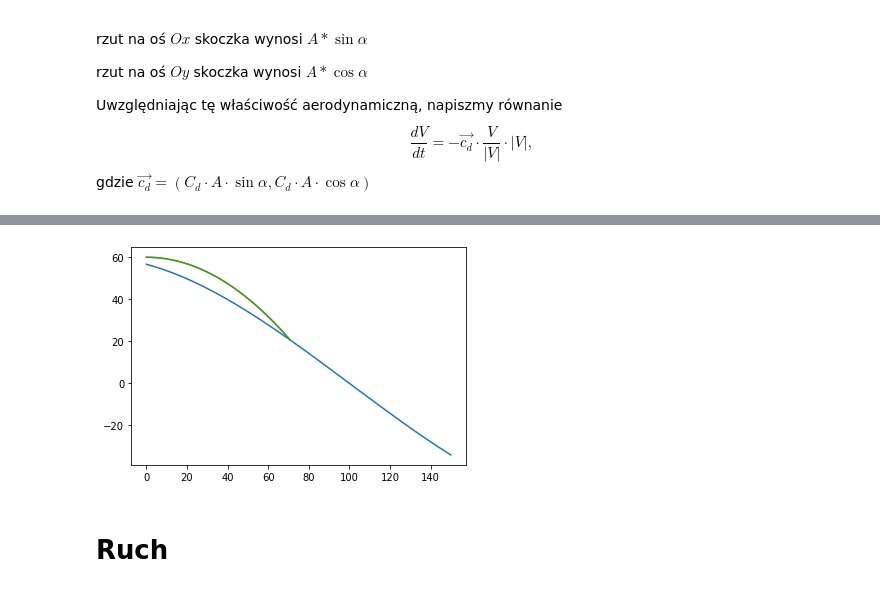
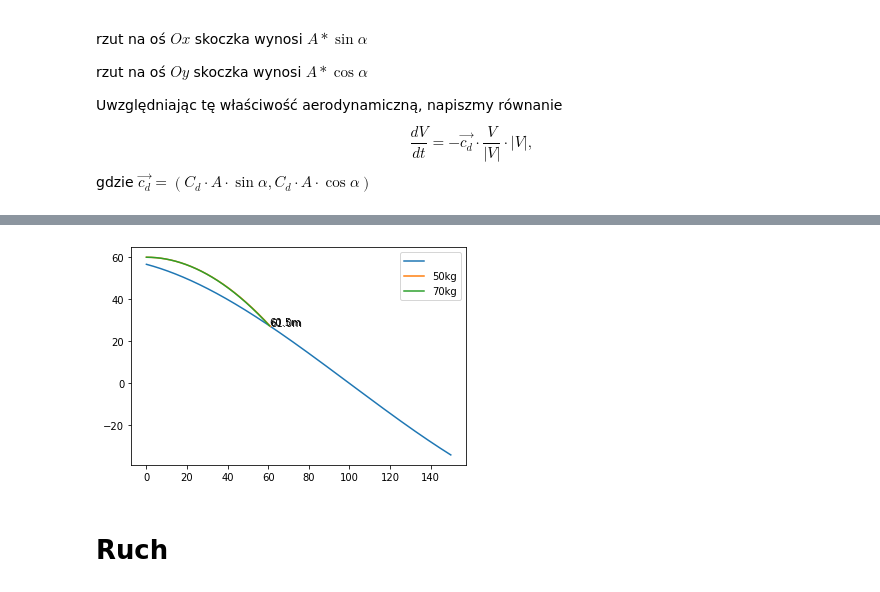
Before and after one commit to maciejratajski1999/Skoki-narciarskie, a Jupyter notebook: main.ipynb, the cells around one changed output, grey strips where cells are left out. Saved outputs shown, nothing was run; the diff lists cells and outputs as text; code cells hidden in the pictures.

```diff
--- a/main.ipynb
+++ b/main.ipynb
@@ -158,28 +158,31 @@ aby znaleźć funkcję z punktem przegięcia dla żądanego $a$.
 # %%
 class Hill:
 
-    def __init__(self, length, velocity):
+    def __init__(self, length, velocity, angle=0):
         '''
         :param length: horyzontalny dystans od progu do punktu K
         :param velocity: prędkość wyjścia z progu
+        :param angle: kąt wyjścia z progu w radianach
         '''
         self.velocity = velocity
         self.length = length
+        self.draw_length = self.length*1.25
         self.height = self.length*(0.6)
-        self.draw_length = self.length*1.25
-        self.modifier = ((2/3)*((self.draw_length)**2))/self.height
+        self.modifier = ((2/3)*((self.draw_length)**2))/(self.height)
+        self.difference = self.draw_length - self.length
+        self.angle = angle
 
     def curve(self, x):
         '''
         :return: wielomian trzeciego stopnia od x
         '''
         # nie chcemy zaczynać z x=0, ponieważ oczekujemy że stok pod progiem od razu będzie nachylony
-        x= x +self.draw_length - self.length
+        x= x +self.difference
         return ((1/(3*(self.draw_length)))*(x**3) - (x**2))/self.modifier + self.height
 
 
 import numpy
-skocznia = Hill(100,25)
+skocznia = Hill(100,23)
 x_data = numpy.arange(0,skocznia.length*1.75, 0.01)
 y_data = [skocznia.curve(x) for x in x_data]
 from matplotlib import pyplot
@@ -189,5 +192,6 @@ pyplot.annotate("K", (skocznia.length,0), size=20)
 pyplot.title("Skocznia")
 pyplot.xlabel("Długość")
 pyplot.ylabel("Wysokość")
+pyplot.gca().set_aspect('equal', adjustable='box')
 pyplot.show()
 # %% [output]
@@ -199,8 +203,8 @@ Skoczkowi przyznamy daną masę oraz będziemy chcieli przemieszczać go po pła
 class Jumper:
 
     def __init__(self, mass):
-        self.mass = mass
-        self.area = 20
+        self.mass = mass # kg
+        self.area = 2    # m^2
         self.position = 0,0
 
     def move(self, x, y):
@@ -363,10 +369,11 @@ pyplot.show()
 # %%
-from animation import SkiJumpAnimation
-wisła = Hill(100,25)
-okienko = SkiJumpAnimation(wisła)
-okienko.show((Jumper(50),Jumper(70)), cd=0.1, g=9.81)
+from comparison import CompareJumpers
+from math import pi
+wisła = Hill(100,23)
+okienko = CompareJumpers(wisła)
+okienko.show((Jumper(mass=50),Jumper(mass=70)), cd=0.4, g=9.81, angle=pi/12)
 # %% [output]
-[figure, old version]
+[figure, new version]
 # %% [markdown]
 # Ruch
 # %% [markdown]
```
Also changed, not shown: parts of 7 cells of this notebook, 2 other files.
